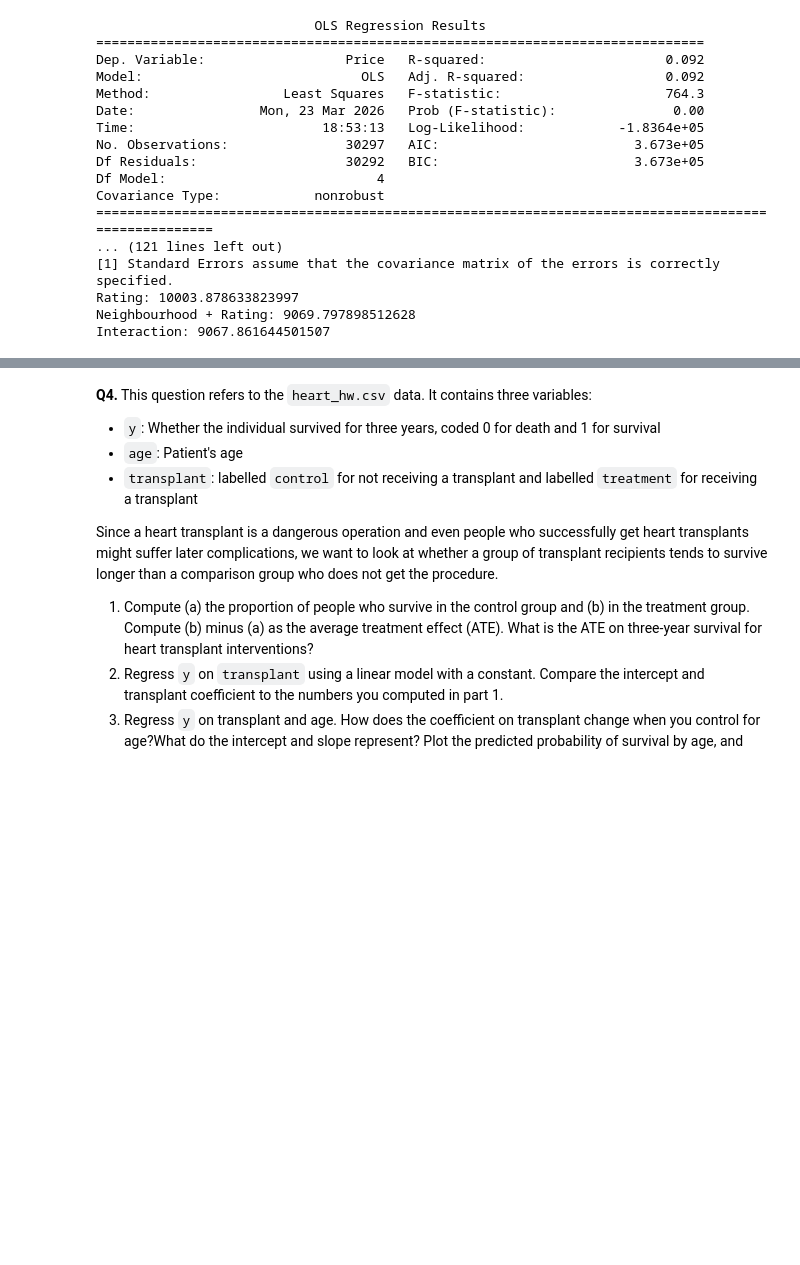
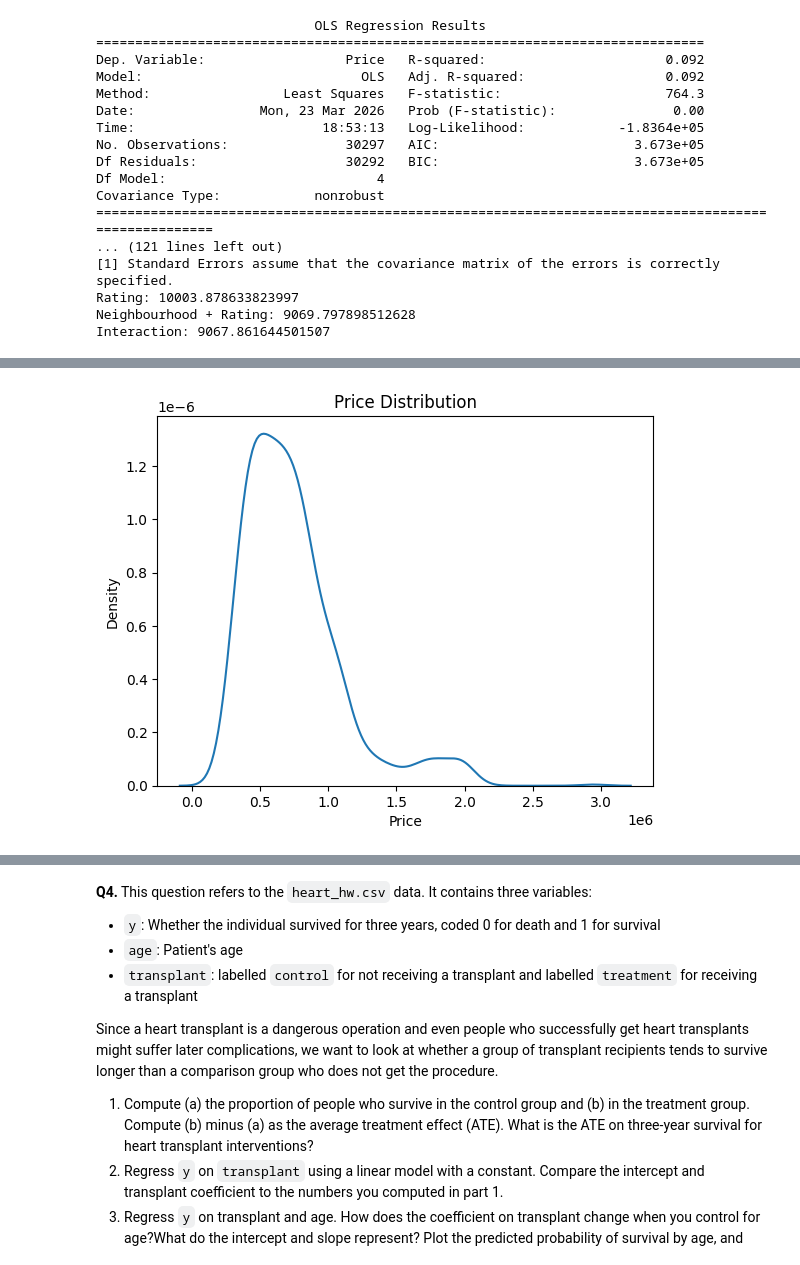
Before and after one commit to katiehutc/undergrad_ml_assignments, a Jupyter notebook: 03_assignment_linear_models.ipynb, the cells around one changed output, grey strips where cells are left out. Drawn from its saved outputs; the diff is of its cells as text; code cells hidden in the pictures; blank space fills up the shorter version.

```diff
--- a/03_assignment_linear_models.ipynb
+++ b/03_assignment_linear_models.ipynb
@@ -175,0 +179,96 @@ Interaction: 9067.861644501507
+# %%
+import pandas as pd
+import numpy as np
+import matplotlib.pyplot as plt
+import seaborn as sns
+from sklearn.linear_model import LinearRegression
+from sklearn.model_selection import cross_val_score, KFold
+from sklearn.preprocessing import OneHotEncoder, PolynomialFeatures
+from sklearn.pipeline import Pipeline
+from sklearn.compose import ColumnTransformer
+from sklearn.metrics import mean_squared_error
+
+df = pd.read_csv('/content/data/cars_hw.csv', encoding='utf-8')
+
+# Summarize Price
+df['Price'] = pd.to_numeric(df['Price'], errors='coerce')
+df = df.dropna(subset=['Price'])
+
+print(df['Price'].describe())
+
+# KDE of Price
+sns.kdeplot(df['Price'])
+plt.title('Price Distribution')
+plt.show()
+
+# Summary by Body Type
+body_summary = df.groupby('Body_Type')['Price'].describe()
+print(body_summary)
+
+# Grouped kernel density plot
+sns.kdeplot(data=df, x='Price', hue='Body_Type')
+plt.title('Price Distribution by Body Type')
+plt.show()
+
+# Regress Price with Seating Capacity
+df['Seating_Capacity'] = pd.to_numeric(df['Seating_Capacity'], errors='coerce')
+df = df.dropna(subset=['Seating_Capacity'])
+
+X_numeric = df[['Seating_Capacity']]
+y = df['Price']
+
+model_num = LinearRegression()
+model_num.fit(X_numeric, y)
+
+print("Slope coefficient (Price ~ Seating_Capacity):", model_num.coef_[0])
+print("Interpretation: Each additional seat changes the price by ~", round(model_num.coef_[0], 2), "INR on average.")
+
+# Regress seating capacity
+X_cat = df[['Seating_Capacity']]
+ohe = OneHotEncoder(drop='first', sparse_output=False)
+X_cat_encoded = ohe.fit_transform(X_cat)
+
+model_cat = LinearRegression()
+model_cat.fit(X_cat_encoded, y)
+
+pred_prices = model_cat.predict(X_cat_encoded)
+print("Predicted prices (categorical seating):", pred_prices[:5])
+
+# Vehicle age
+df['Make_Year'] = pd.to_numeric(df['Make_Year'], errors='coerce')
+df = df.dropna(subset=['Make_Year'])
+df['Age'] = 2026 - df['Make_Year']
+
+# 10 fold CV
+X_age = df[['Age']]
+
+mse_list = []
+degrees = range(1, 6)
+
+for d in degrees:
+    poly = PolynomialFeatures(degree=d, include_bias=False)
+    X_poly = poly.fit_transform(X_age)
+
+    model = LinearRegression()
+    cv_scores = cross_val_score(model, X_poly, y, cv=10, scoring='neg_mean_squared_error')
+    mse_list.append(-cv_scores.mean())
+
+best_degree = degrees[np.argmin(mse_list)]
+print("Optimal polynomial degree for Age:", best_degree)
+
+# Price vs Age and predicted Price vs Age
+poly = PolynomialFeatures(degree=best_degree, include_bias=False)
+X_poly = poly.fit_transform(X_age)
+
+model = LinearRegression()
+model.fit(X_poly, y)
+y_pred = model.predict(X_poly)
+
+plt.scatter(df['Age'], df['Price'], label='Actual', alpha=0.6)
+plt.plot(df['Age'], y_pred, color='red', label='Predicted')
+plt.xlabel('Age')
+plt.ylabel('Price')
+plt.title('Price vs Age')
+plt.legend()
+plt.show()
+# %% [output]
@@ -175,0 +284 @@ Interaction: 9067.861644501507
+[figure, added]
```
Also changed, not shown: parts of 2 cells of this notebook.
